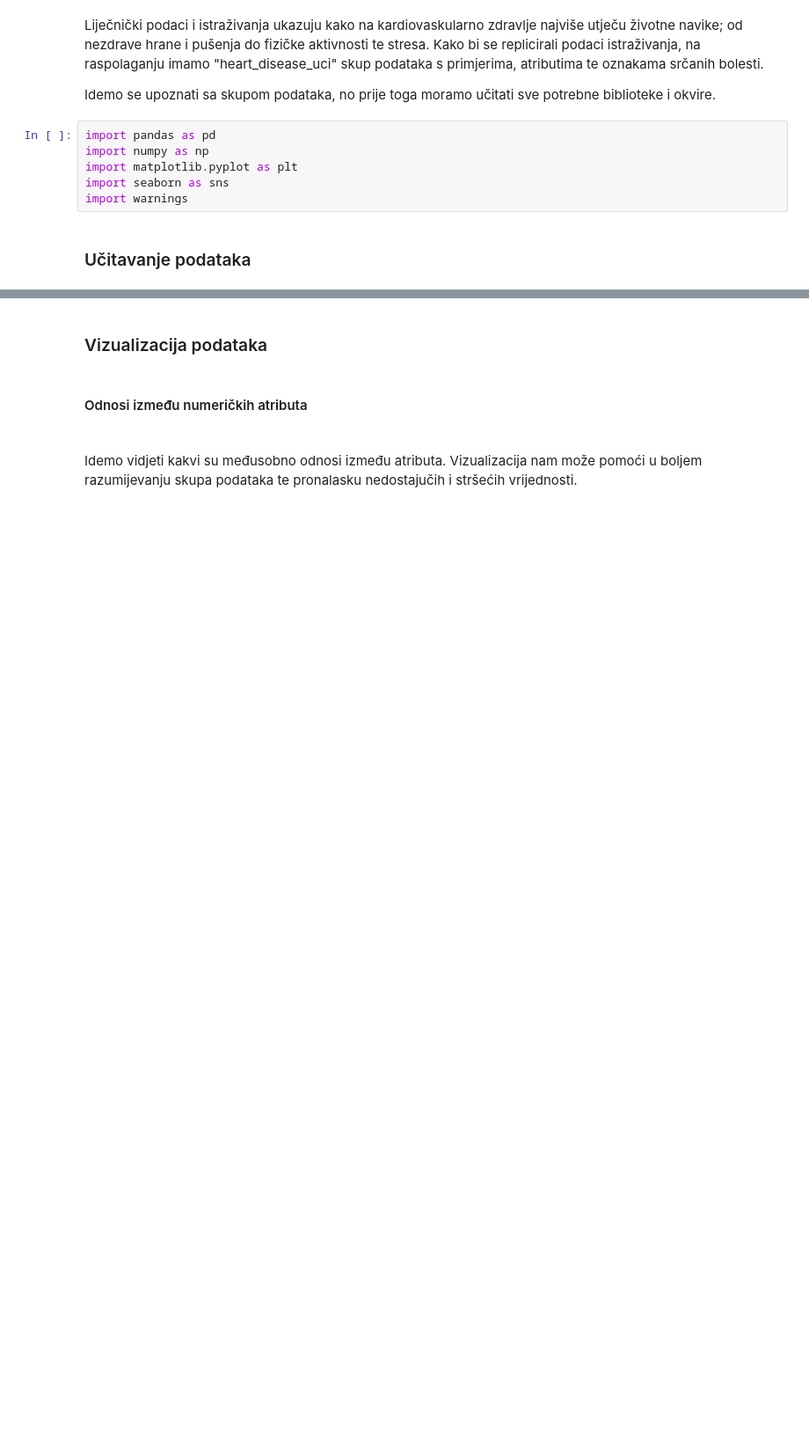
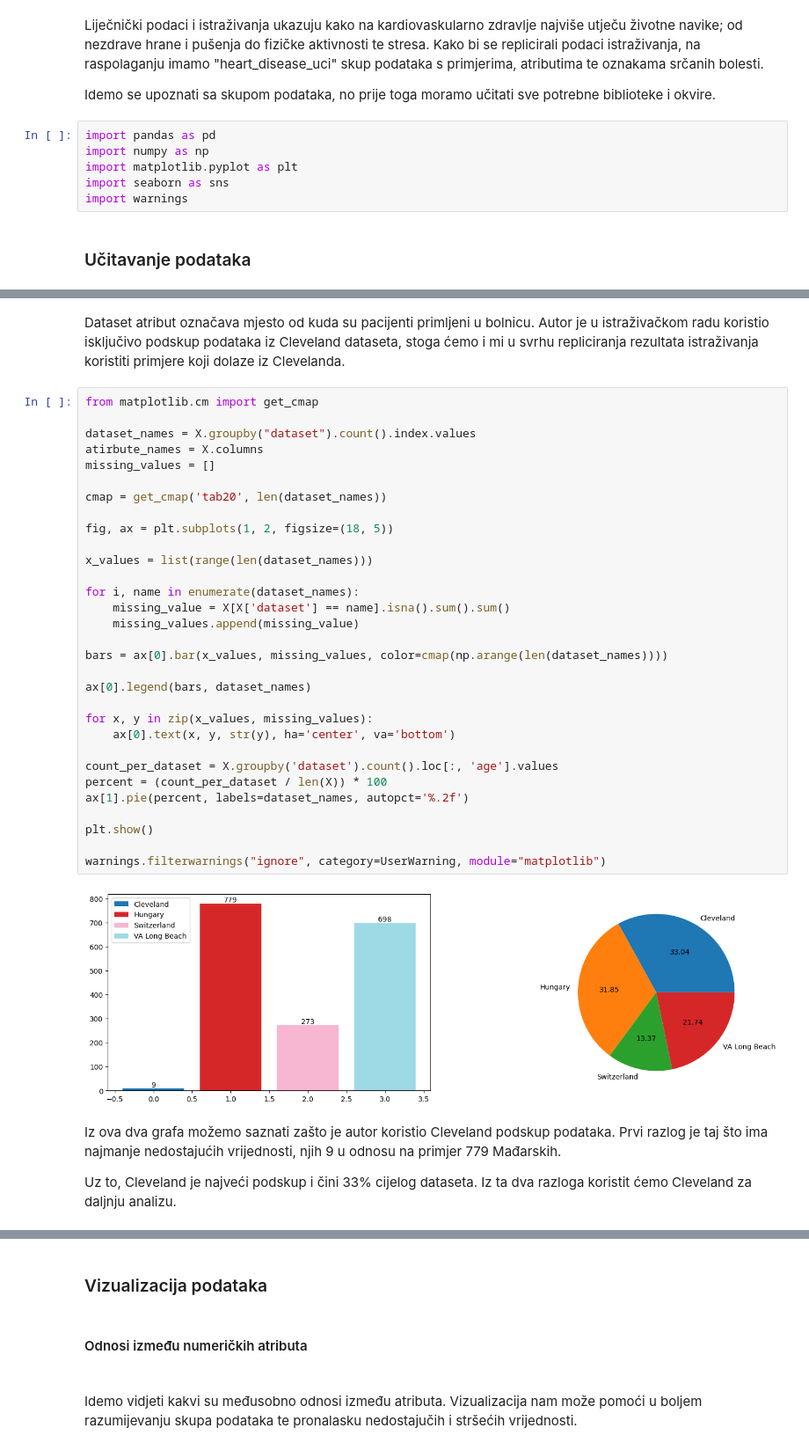
Before and after one commit to boltzman123/Heart-Failure-Disease-Prediction, a Jupyter notebook: Heart_Diesease_Detection.ipynb, the cells around one changed output, grey strips where cells are left out. Shown at 88% size. Cells and saved outputs as stored; diff of their text form; blank space fills up the shorter version.

```diff
--- a/Heart_Diesease_Detection.ipynb
+++ b/Heart_Diesease_Detection.ipynb
@@ -79,0 +58,39 @@ X.describe(include="all")
+# %% [markdown]
+Dataset atribut označava mjesto od kuda su pacijenti primljeni u bolnicu. Autor je  u istraživačkom radu koristio isključivo podskup podataka iz Cleveland dataseta, stoga ćemo i mi u svrhu repliciranja rezultata istraživanja koristiti primjere koji dolaze iz Clevelanda.
+# %%
+from matplotlib.cm import get_cmap
+
+dataset_names = X.groupby("dataset").count().index.values
+atirbute_names = X.columns
+missing_values = []
+
+cmap = get_cmap('tab20', len(dataset_names))
+
+fig, ax = plt.subplots(1, 2, figsize=(18, 5))
+
+x_values = list(range(len(dataset_names)))
+
+for i, name in enumerate(dataset_names):
+    missing_value = X[X['dataset'] == name].isna().sum().sum()
+    missing_values.append(missing_value)
+
+bars = ax[0].bar(x_values, missing_values, color=cmap(np.arange(len(dataset_names))))
+
+ax[0].legend(bars, dataset_names)
+
+for x, y in zip(x_values, missing_values):
+    ax[0].text(x, y, str(y), ha='center', va='bottom')
+
+count_per_dataset = X.groupby('dataset').count().loc[:, 'age'].values
+percent = (count_per_dataset / len(X)) * 100
+ax[1].pie(percent, labels=dataset_names, autopct='%.2f')
+
+plt.show()
+
+warnings.filterwarnings("ignore", category=UserWarning, module="matplotlib")
+# %% [output]
+[figure, added]
+# %% [markdown]
+Iz ova dva grafa možemo saznati zašto je autor koristio Cleveland podskup podataka. Prvi razlog je taj što ima najmanje nedostajućih vrijednosti, njih 9 u odnosu na primjer 779 Mađarskih.
+
+Uz to, Cleveland je najveći podskup i čini 33% cijelog dataseta. Iz ta dva razloga koristit ćemo Cleveland za daljnju analizu.
```
Also changed, not shown: parts of 24 cells of this notebook.
